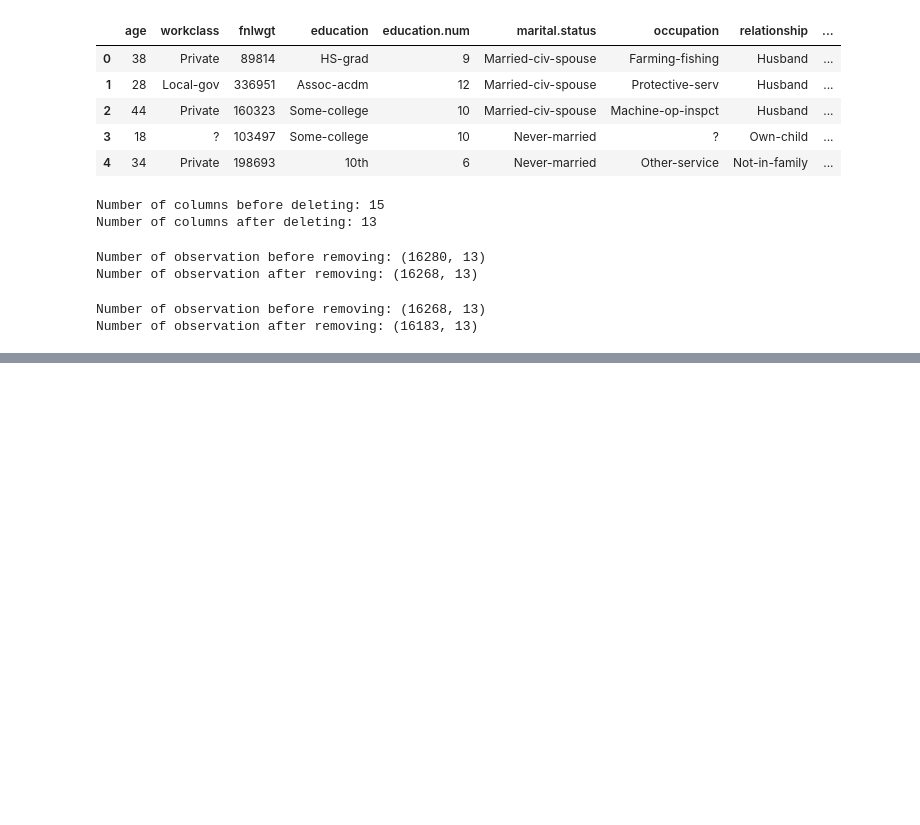
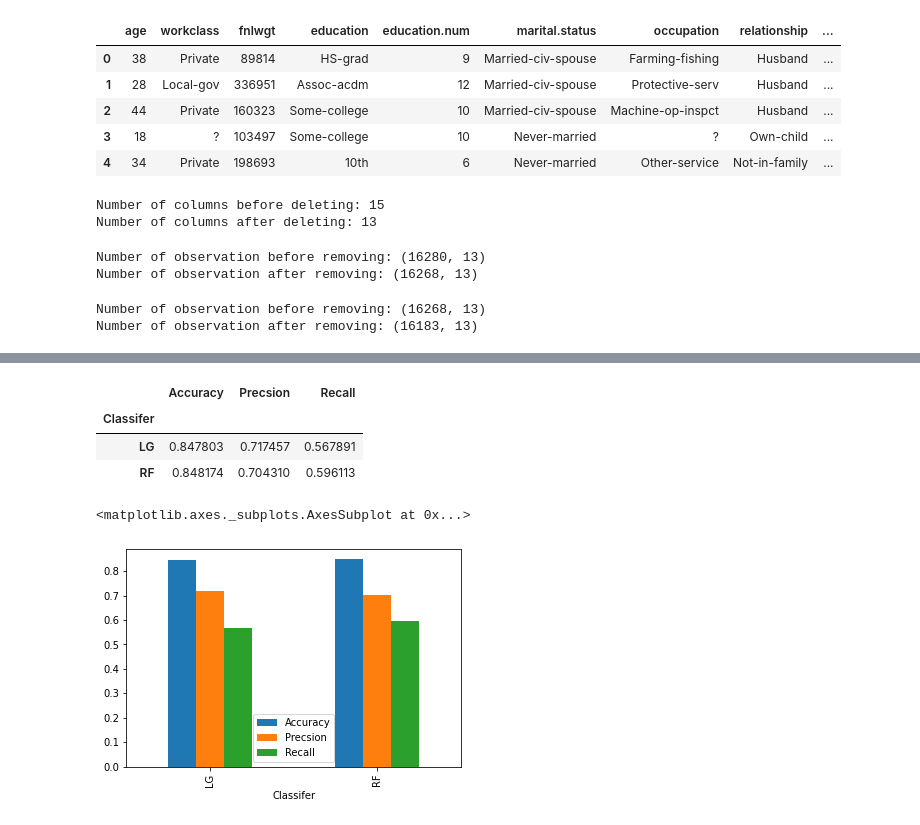
Before and after one commit to phillakh/6000CEM-Machine-Learning-and-Related-Applications, a Jupyter notebook: Notebook.ipynb, the cells around one changed output, grey strips where cells are left out. Cells and saved outputs as stored; diff of their text form; code cells hidden in the pictures; blank space fills up the shorter version.

Commit message:
Added logistic regression and random forest algorithms

```diff
--- a/Notebook.ipynb
+++ b/Notebook.ipynb
@@ -675,0 +678,20 @@ y_test = le.transform(y_test)
+# %%
+def make_model(classifier, classifier_name):
+    # train the classifier with training data
+    classifier.fit(X_train,y_train)
+    # predict the testing data
+    y_pred = classifier.predict(X_test)
+    # find accuracy score
+    score = accuracy_score(y_test,y_pred)
+    print(f"{classifier_name}")
+    print(f"Accuracy Score for {classifier_name}: {score*100:.4f}%")
+    # print classification report i.e. precsion, recall, f1-score
+    print(classification_report(y_test, y_pred))
+    print(confusion_matrix(y_test, y_pred))
+    # return a dict containing performance metrices of the classifiers
+    return {'Classifer': classifier_name,'Accuracy': score, 'Precsion': precision_score(y_test,y_pred), 'Recall': recall_score(y_test,y_pred)}
+# %%
+# logistic Regression
+performances = []
+lg = make_model(LogisticRegression(), 'LG')
+performances.append(lg)
@@ -675,0 +712,4 @@ y_test = le.transform(y_test)
+# %%
+# Random Forest
+rf = make_model(RandomForestClassifier(random_state=0), 'RF')
+performances.append(rf)
@@ -675,0 +730,14 @@ y_test = le.transform(y_test)
+# %%
+per_df = pd.io.json.json_normalize(performances)
+per_df = per_df.set_index('Classifer')
+per_df
+# %% [output]
+|  | Accuracy | Precsion | Recall |
+| Classifer |  |  |  |
+| LG | 0.847803 | 0.717457 | 0.567891 |
+| RF | 0.848174 | 0.704310 | 0.596113 |
+# %%
+per_df.plot(kind='bar')
+# %% [output]
+<matplotlib.axes._subplots.AxesSubplot at 0x...>
+[figure, added]
```
Also changed, not shown: parts of 3 cells of this notebook.
